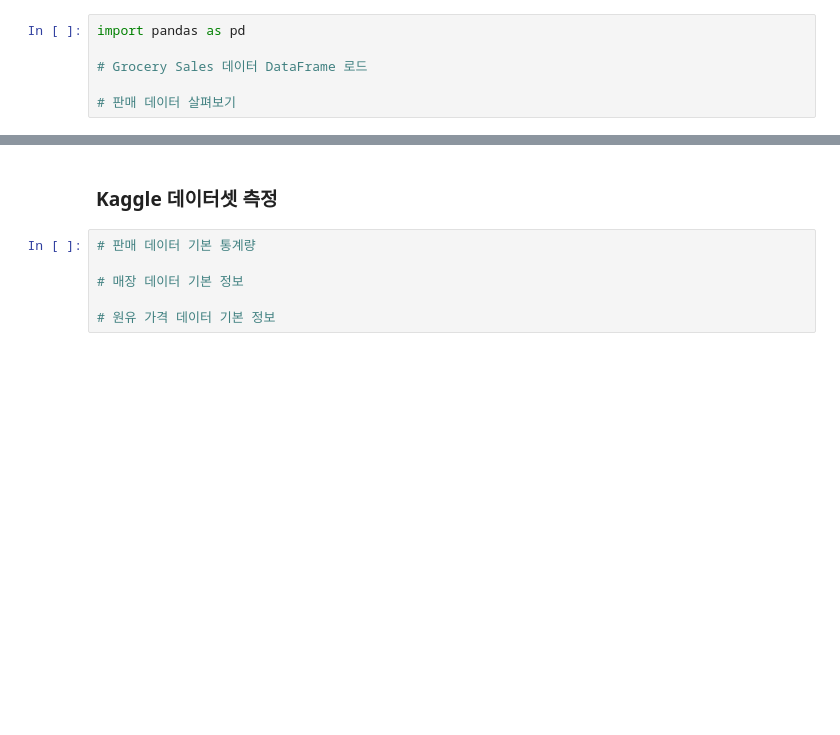
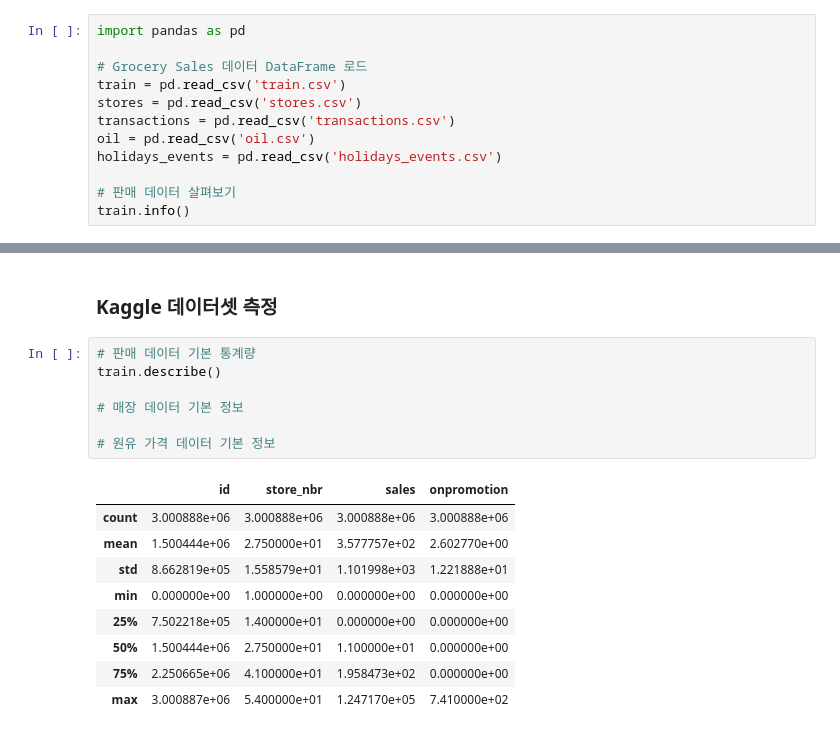
Before and after one commit to ryujjung0213/Data-Analysis-with-Open-Source, a Jupyter notebook: 오픈소스_데이터_분석_6강.ipynb, the cells around one changed output, grey strips where cells are left out. Cells and saved outputs as stored; diff of their text form; blank space fills up the shorter version.

```diff
--- a/오픈소스_데이터_분석_6강.ipynb
+++ b/오픈소스_데이터_분석_6강.ipynb
@@ -182,5 +196,11 @@ files.upload()
 import pandas as pd
 
 # Grocery Sales 데이터 DataFrame 로드
+train = pd.read_csv('train.csv')
+stores = pd.read_csv('stores.csv')
+transactions = pd.read_csv('transactions.csv')
+oil = pd.read_csv('oil.csv')
+holidays_events = pd.read_csv('holidays_events.csv')
 
 # 판매 데이터 살펴보기
+train.info()
@@ -188,7 +222,18 @@ import pandas as pd
 ### Kaggle 데이터셋 측정
 # %%
 # 판매 데이터 기본 통계량
+train.describe()
 
 # 매장 데이터 기본 정보
 
 # 원유 가격 데이터 기본 정보
+# %% [output]
+|  | id | store_nbr | sales | onpromotion |
+| count | 3.000888e+06 | 3.000888e+06 | 3.000888e+06 | 3.000888e+06 |
+| mean | 1.500444e+06 | 2.750000e+01 | 3.577757e+02 | 2.602770e+00 |
+| std | 8.662819e+05 | 1.558579e+01 | 1.101998e+03 | 1.221888e+01 |
+| min | 0.000000e+00 | 1.000000e+00 | 0.000000e+00 | 0.000000e+00 |
+| 25% | 7.502218e+05 | 1.400000e+01 | 0.000000e+00 | 0.000000e+00 |
+| 50% | 1.500444e+06 | 2.750000e+01 | 1.100000e+01 | 0.000000e+00 |
+| 75% | 2.250665e+06 | 4.100000e+01 | 1.958473e+02 | 0.000000e+00 |
+| max | 3.000887e+06 | 5.400000e+01 | 1.247170e+05 | 7.410000e+02 |
```
Also changed, not shown: parts of 3 cells of this notebook.
